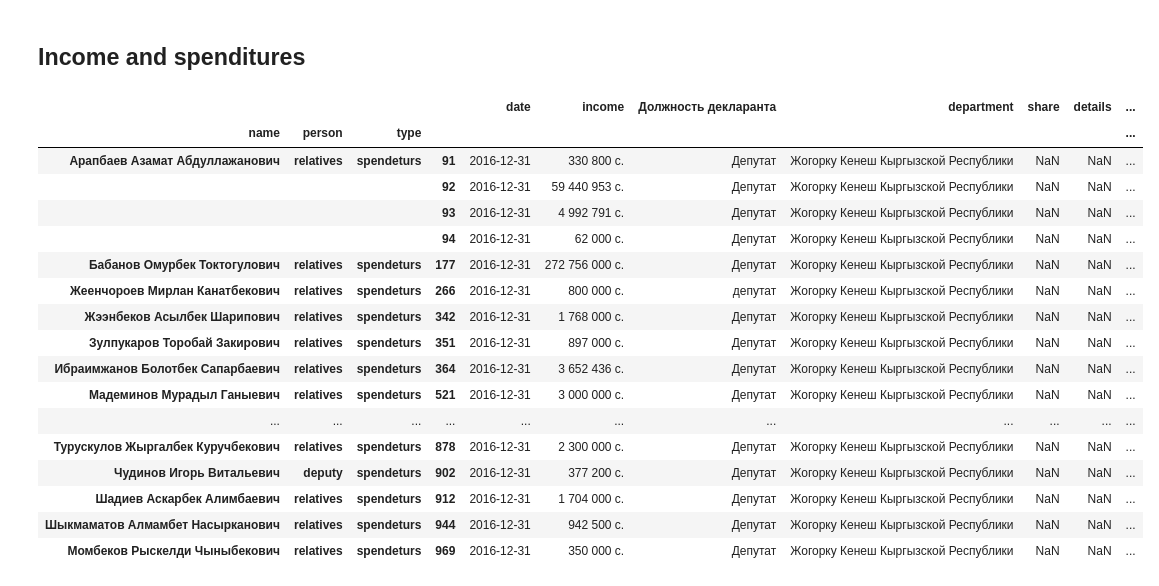
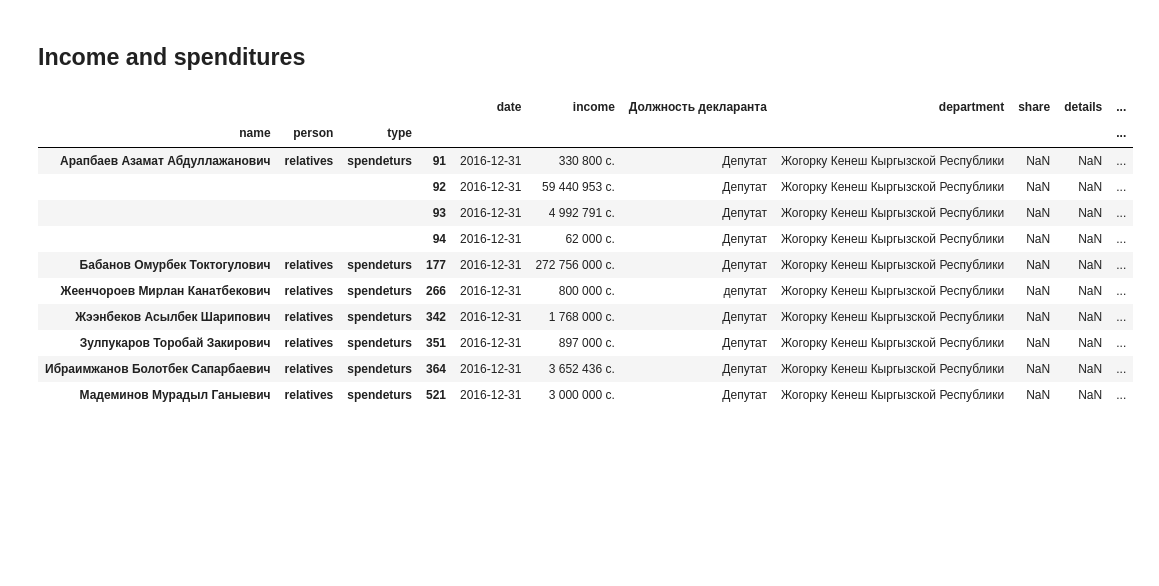
Before and after one commit to Casyfill/kg_declarations, a Jupyter notebook: code/4_clean_format.ipynb, the cells around one changed output. Cells and saved outputs as stored; diff of their text form; code cells hidden in the pictures; blank space fills up the shorter version.

```diff
--- a/code/4_clean_format.ipynb
+++ b/code/4_clean_format.ipynb
@@ -180,23 +180,17 @@ new_df['date'] = pd.to_datetime(new_df['date'], format='%d/_%m/%Yг.')
 new_df['income_details'] = new_df['income'].str.extract(r'^(?:[\d| |,]+)(.*)')
 new_df['income_amount'] = new_df['income'].str.extract(r'^([\d| |,]+).*')
 # %%
-new_df.loc[idx[:, :, 'spendeturs'], :]
+new_df.loc[idx[:, :, 'spendeturs'], :].head(10)
 # %% [output]
 |  |  |  |  | date | income | Должность декларанта | department | share | details | ... |
 | name | person | type |  |  |  |  |  |  |  | ... |
 | Арапбаев Азамат Абдуллажанович | relatives | spendeturs | 91 | 2016-12-31 | 330 800 с. | Депутат | Жогорку Кенеш Кыргызской Республики | NaN | NaN | ... |
 |  |  |  | 92 | 2016-12-31 | 59 440 953 с. | Депутат | Жогорку Кенеш Кыргызской Республики | NaN | NaN | ... |
 |  |  |  | 93 | 2016-12-31 | 4 992 791 с. | Депутат | Жогорку Кенеш Кыргызской Республики | NaN | NaN | ... |
 |  |  |  | 94 | 2016-12-31 | 62 000 с. | Депутат | Жогорку Кенеш Кыргызской Республики | NaN | NaN | ... |
 | Бабанов Омурбек Токтогулович | relatives | spendeturs | 177 | 2016-12-31 | 272 756 000 с. | Депутат | Жогорку Кенеш Кыргызской Республики | NaN | NaN | ... |
 | Жеенчороев Мирлан Канатбекович | relatives | spendeturs | 266 | 2016-12-31 | 800 000 с. | депутат | Жогорку Кенеш Кыргызской Республики | NaN | NaN | ... |
 | Жээнбеков Асылбек Шарипович | relatives | spendeturs | 342 | 2016-12-31 | 1 768 000 с. | Депутат | Жогорку Кенеш Кыргызской Республики | NaN | NaN | ... |
 | Зулпукаров Торобай Закирович | relatives | spendeturs | 351 | 2016-12-31 | 897 000 с. | Депутат | Жогорку Кенеш Кыргызской Республики | NaN | NaN | ... |
 | Ибраимжанов Болотбек Сапарбаевич | relatives | spendeturs | 364 | 2016-12-31 | 3 652 436 с. | Депутат | Жогорку Кенеш Кыргызской Республики | NaN | NaN | ... |
 | Мадеминов Мурадыл Ганыевич | relatives | spendeturs | 521 | 2016-12-31 | 3 000 000 с. | Депутат | Жогорку Кенеш Кыргызской Республики | NaN | NaN | ... |
-| ... | ... | ... | ... | ... | ... | ... | ... | ... | ... | ... |
-| Турускулов Жыргалбек Куручбекович | relatives | spendeturs | 878 | 2016-12-31 | 2 300 000 с. | Депутат | Жогорку Кенеш Кыргызской Республики | NaN | NaN | ... |
-| Чудинов Игорь Витальевич | deputy | spendeturs | 902 | 2016-12-31 | 377 200 с. | Депутат | Жогорку Кенеш Кыргызской Республики | NaN | NaN | ... |
-| Шадиев Аскарбек Алимбаевич | relatives | spendeturs | 912 | 2016-12-31 | 1 704 000 с. | Депутат | Жогорку Кенеш Кыргызской Республики | NaN | NaN | ... |
-| Шыкмаматов Алмамбет Насырканович | relatives | spendeturs | 944 | 2016-12-31 | 942 500 с. | Депутат | Жогорку Кенеш Кыргызской Республики | NaN | NaN | ... |
-| Момбеков Рыскелди Чыныбекович | relatives | spendeturs | 969 | 2016-12-31 | 350 000 с. | Депутат | Жогорку Кенеш Кыргызской Республики | NaN | NaN | ... |
```
Also changed, not shown: parts of 2 cells of this notebook, 6 other files.
